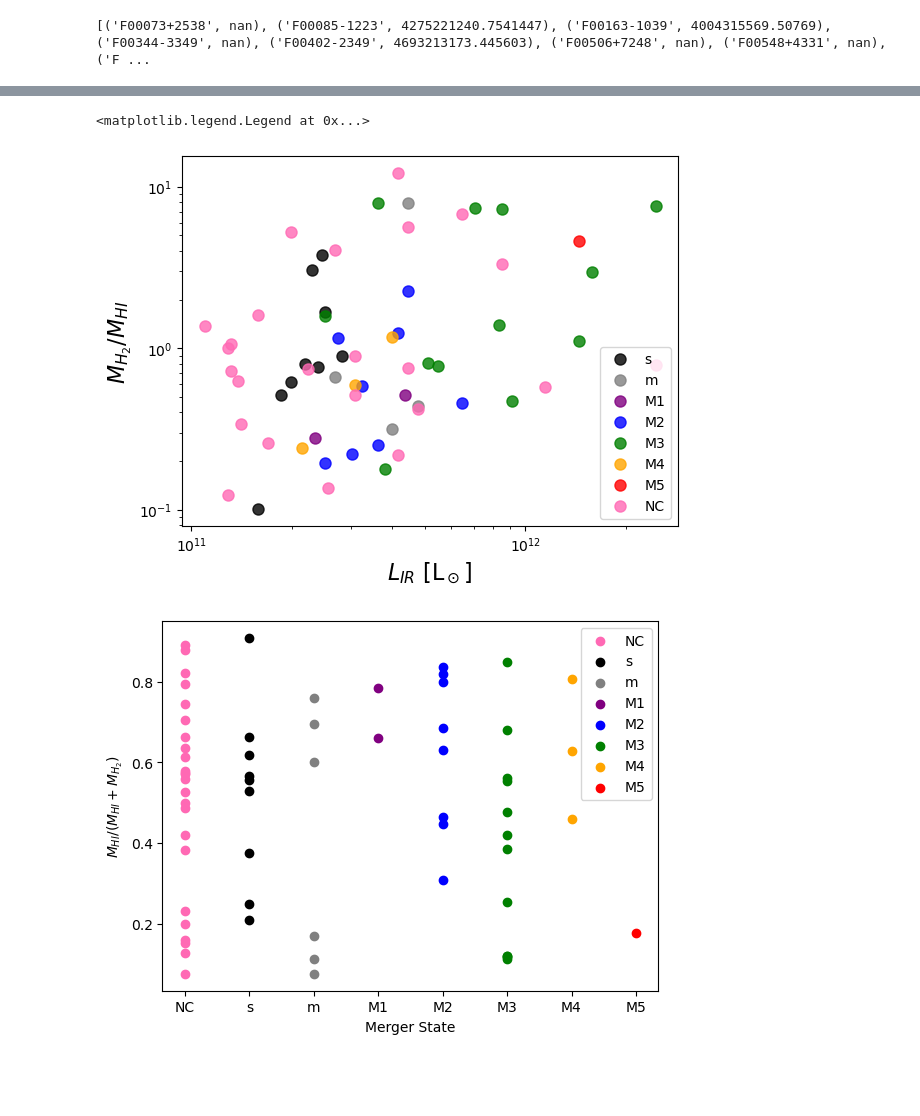
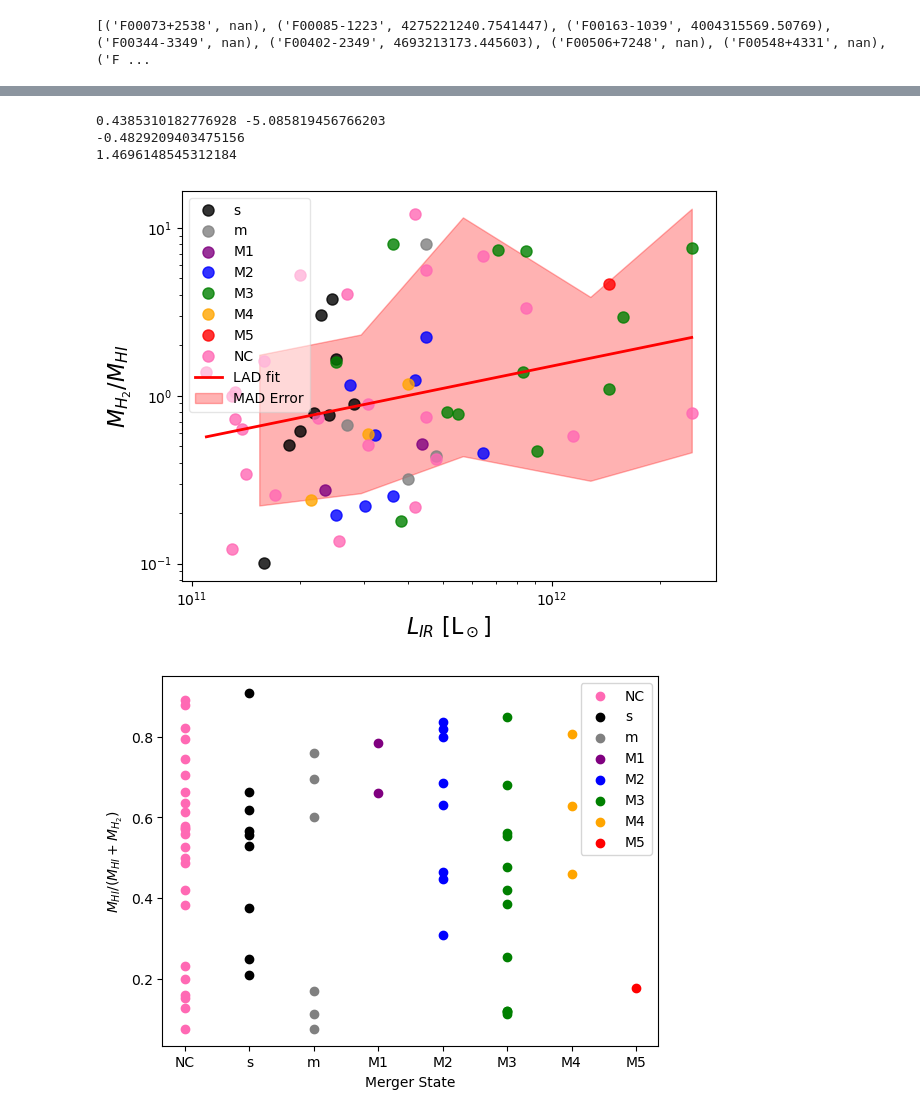
Before and after one commit to MatthewMotuz/GBO_REU, a Jupyter notebook: GOALS/GOALS_v3.ipynb, the cells around one changed output, grey strips where cells are left out. Drawn from its saved outputs; the diff is of its cells as text; code cells hidden in the pictures; blank space fills up the shorter version.

```diff
--- a/GOALS/GOALS_v3.ipynb
+++ b/GOALS/GOALS_v3.ipynb
@@ -671,32 +759,45 @@ print(len(df2[df2['MH2'] > 1e12]))
 # %%
 mask = pd.to_numeric(df2['Log(M_HI)'], errors='coerce') > 1
 for type, color, label in [
     ('s', 'k', 's'),
     ('m', 'grey', 'm'),
     ('M1', 'purple', 'M1'),
     ('M2', 'blue', 'M2'),
     ('M3', 'green', 'M3'),
     ('M4', 'orange', 'M4'),
     ('M5', 'red', 'M5')
 ]:
     idx = df2['Merger State'].astype(str).str.contains(f'^{type}$|^T{type}$', na=False)
     combined = idx & mask
     if combined.any():
         plt.loglog(df2['Lir'][combined], df2['MH2'][combined] / (10**df2['Log(M_HI)'][combined]),
                    'o', markersize=8, color=color, alpha=0.8, label=label)
 
 # Handle NaN types
 nan_idx = df2['Merger State'].isna() & mask
 if nan_idx.any():
     plt.loglog(df2['Lir'][nan_idx], df2['MH2'][nan_idx] / (10**df2['Log(M_HI)'][nan_idx]),
                'o', markersize=8, color='hotpink', alpha=0.8, label='NC')
 
+fix = ~pd.isna(df2['MH2'])
+
+combined_mask = mask & fix
+X = (np.log10(df2['Lir'][combined_mask])).reset_index(drop=True)
+y = (np.log10(df2['MH2'][combined_mask]/(10**df2['Log(M_HI)'][combined_mask]))).reset_index(drop=True)
+
+plotWithFitMAD(X, y, 0.3)
+
+
 plt.xlabel(r'$L_{IR}$ [L$_\odot$]', fontsize=16)
-plt.ylabel(r'$M_{H _2}/M_{HI}$', fontsize=16)
-plt.legend()
+plt.ylabel(r'$M_{H_2}/M_{HI}$', fontsize=16)
+plt.legend(loc='upper left', framealpha=0.5)
+plt.tight_layout()
+plt.show()
 # %% [output]
-<matplotlib.legend.Legend at 0x...>
+0.4385310182776928 -5.085819456766203
+-0.4829209403475156
+1.4696148545312184
-[figure, old version]
+[figure, new version]
 # %%
 my_xticks = ['NC','s', 'm', 'M1', 'M2', 'M3', 'M4', 'M5']
 x = [1, 3, 5, 7, 9, 11, 13, 15]
```
Also changed, not shown: parts of 8 cells of this notebook, 2 other files.
